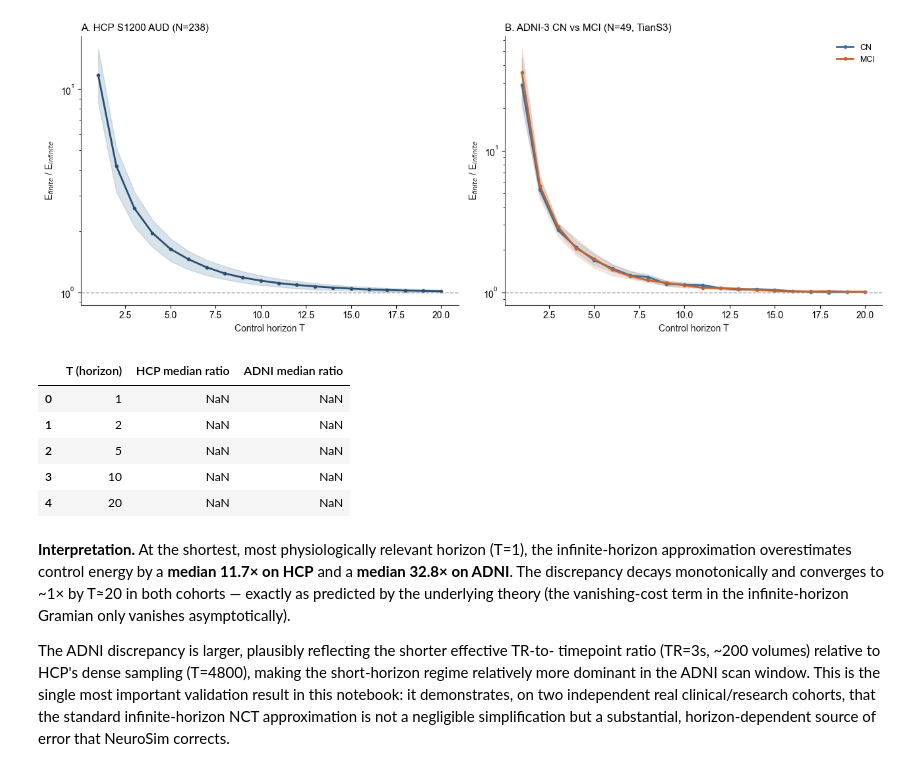
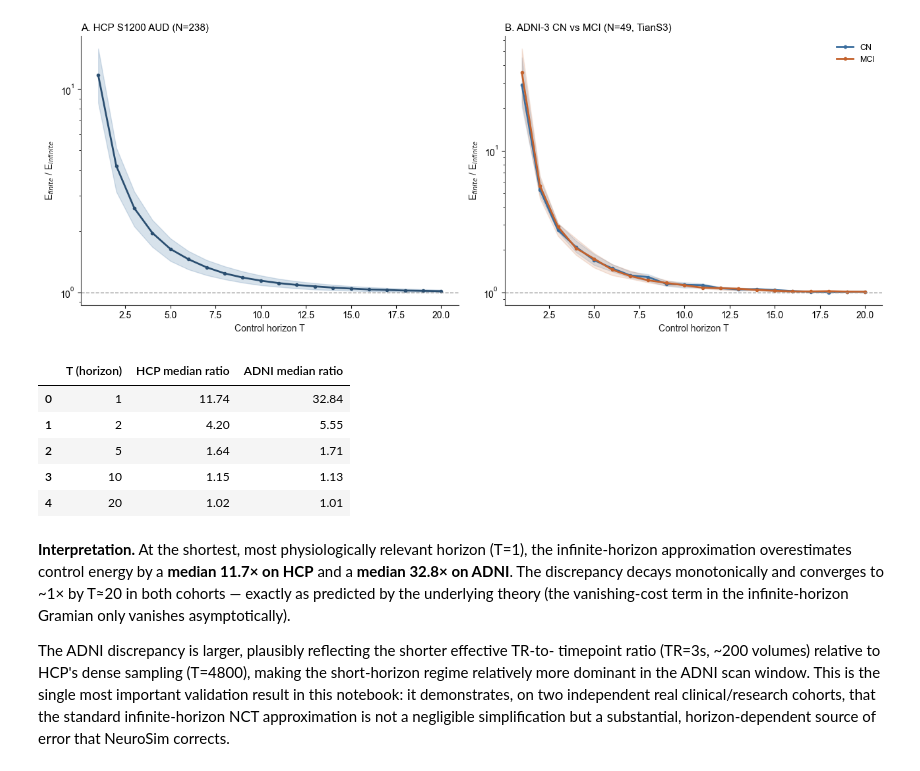
Before and after one commit to TheRoy666/NeuroSim, a Jupyter notebook: notebook/05_real_data_validation.ipynb, the cells around one changed output. Cells and saved outputs as stored; diff of their text form; code cells hidden in the pictures.

```diff
--- a/notebook/05_real_data_validation.ipynb
+++ b/notebook/05_real_data_validation.ipynb
@@ -224,20 +224,20 @@ plt.show()
 # %%
 # Numeric summary at key horizons
 rows = []
 for T in [1, 2, 5, 10, 20]:
-    hcp_med  = hcp_fvi[hcp_fvi.T==T]['ratio'].median()
-    adni_med = adni_fvi_t[adni_fvi_t.T==T]['ratio'].median()
+    hcp_med  = hcp_fvi[hcp_fvi['T']==T]['ratio'].median()
+    adni_med = adni_fvi_t[adni_fvi_t['T']==T]['ratio'].median()
     rows.append({"T (horizon)": T,
                  "HCP median ratio": round(hcp_med, 2),
                  "ADNI median ratio": round(adni_med, 2)})
 pd.DataFrame(rows)
 # %% [output]
 |  | T (horizon) | HCP median ratio | ADNI median ratio |
-| 0 | 1 | NaN | NaN |
-| 1 | 2 | NaN | NaN |
-| 2 | 5 | NaN | NaN |
-| 3 | 10 | NaN | NaN |
-| 4 | 20 | NaN | NaN |
+| 0 | 1 | 11.74 | 32.84 |
+| 1 | 2 | 4.20 | 5.55 |
+| 2 | 5 | 1.64 | 1.71 |
+| 3 | 10 | 1.15 | 1.13 |
+| 4 | 20 | 1.02 | 1.01 |
 # %% [markdown]
 **Interpretation.** At the shortest, most physiologically relevant horizon (T=1),
 the infinite-horizon approximation overestimates control energy by a **median 11.7×
```
Also changed, not shown: parts of 1 cell of this notebook.
